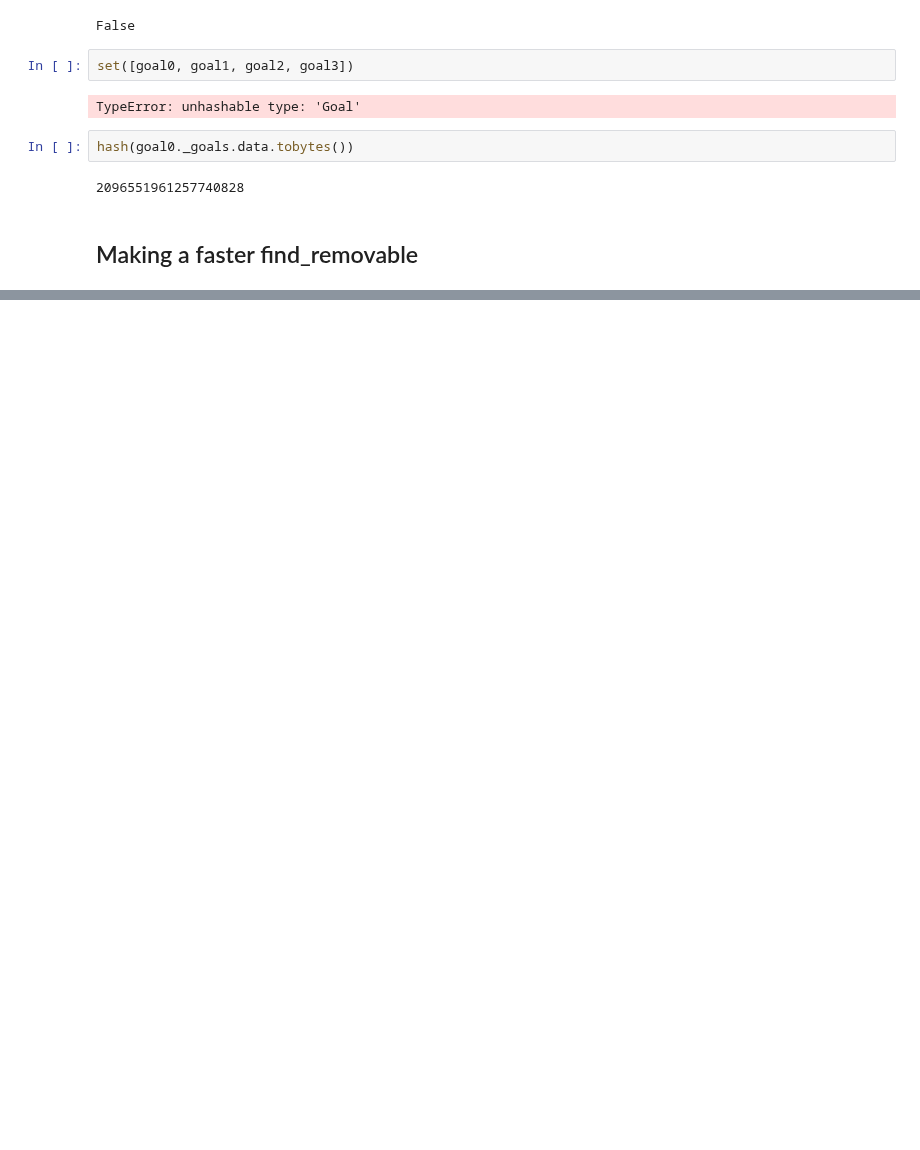
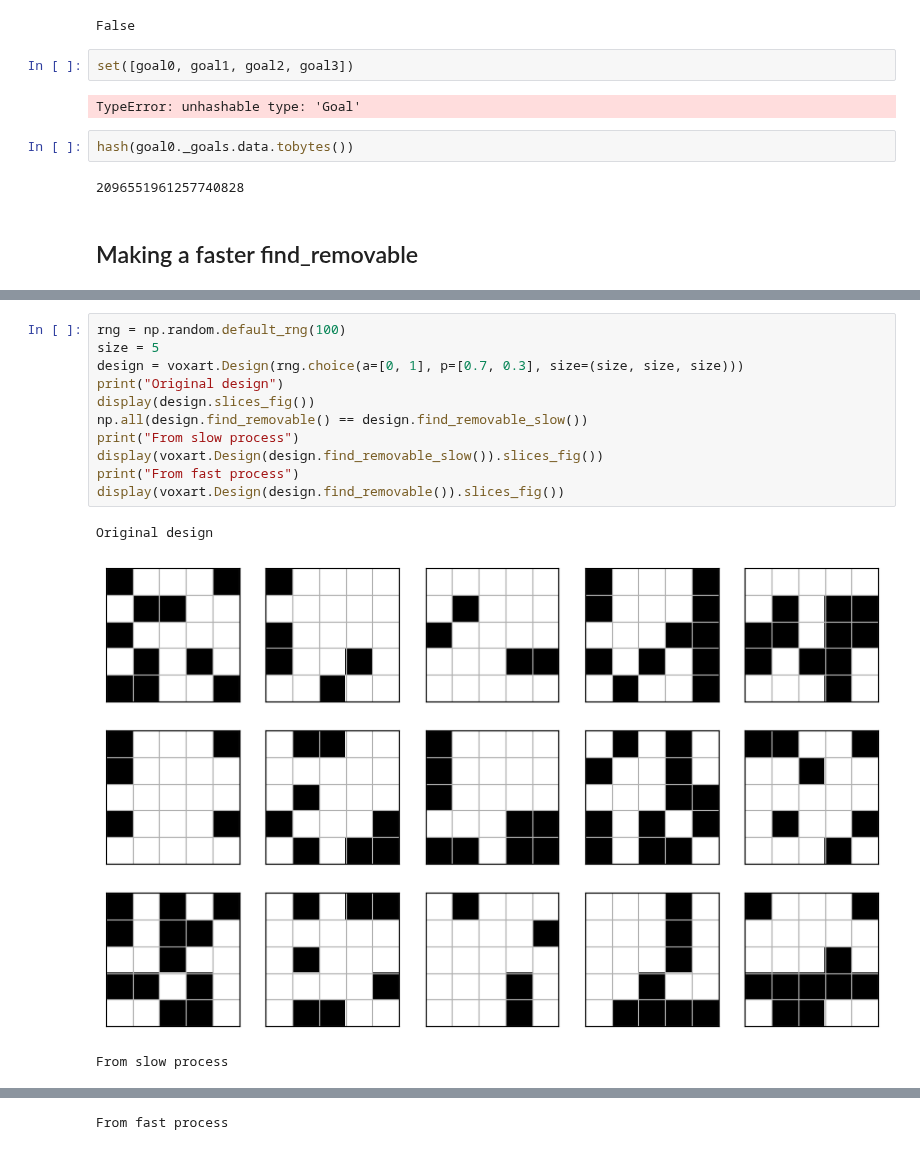
Before and after one commit to pfrstg/voxart, a Jupyter notebook: notebooks/dev.ipynb, the cells around one changed output, grey strips where cells are left out. Saved outputs shown, nothing was run; the diff lists cells and outputs as text; blank space fills up the shorter version.

Commit message:
Fix find_removable and use it

```diff
--- a/notebooks/dev.ipynb
+++ b/notebooks/dev.ipynb
@@ -379,0 +484,15 @@ design_for_timing.projections_fig()
+# %%
+rng = np.random.default_rng(100)
+size = 5
+design = voxart.Design(rng.choice(a=[0, 1], p=[0.7, 0.3], size=(size, size, size)))
+print("Original design")
+display(design.slices_fig())
+np.all(design.find_removable() == design.find_removable_slow())
+print("From slow process")
+display(voxart.Design(design.find_removable_slow()).slices_fig())
+print("From fast process")
+display(voxart.Design(design.find_removable()).slices_fig())
+# %% [output]
+Original design
+[figure, added]
+From slow process
@@ -379,0 +500 @@ design_for_timing.projections_fig()
+From fast process
```
Also changed, not shown: parts of 17 cells of this notebook, 3 other files.
